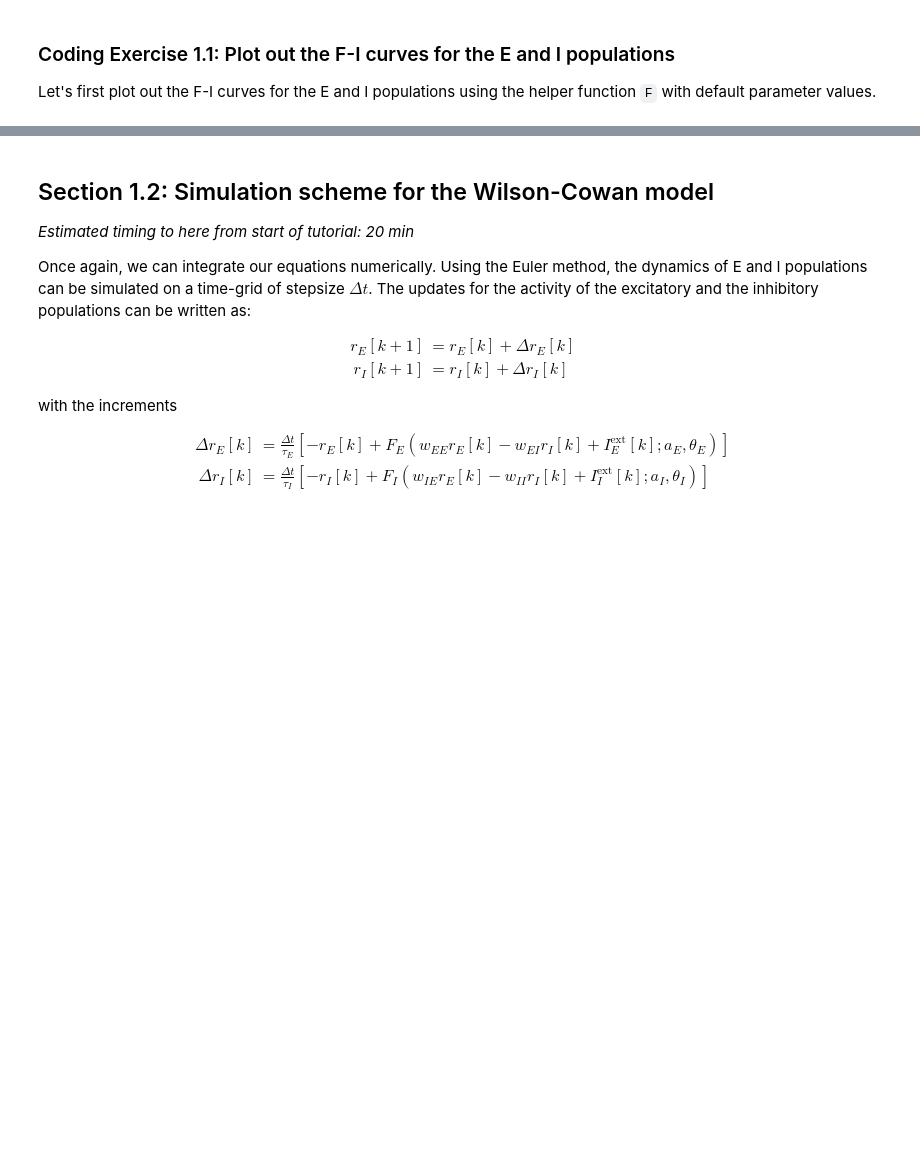
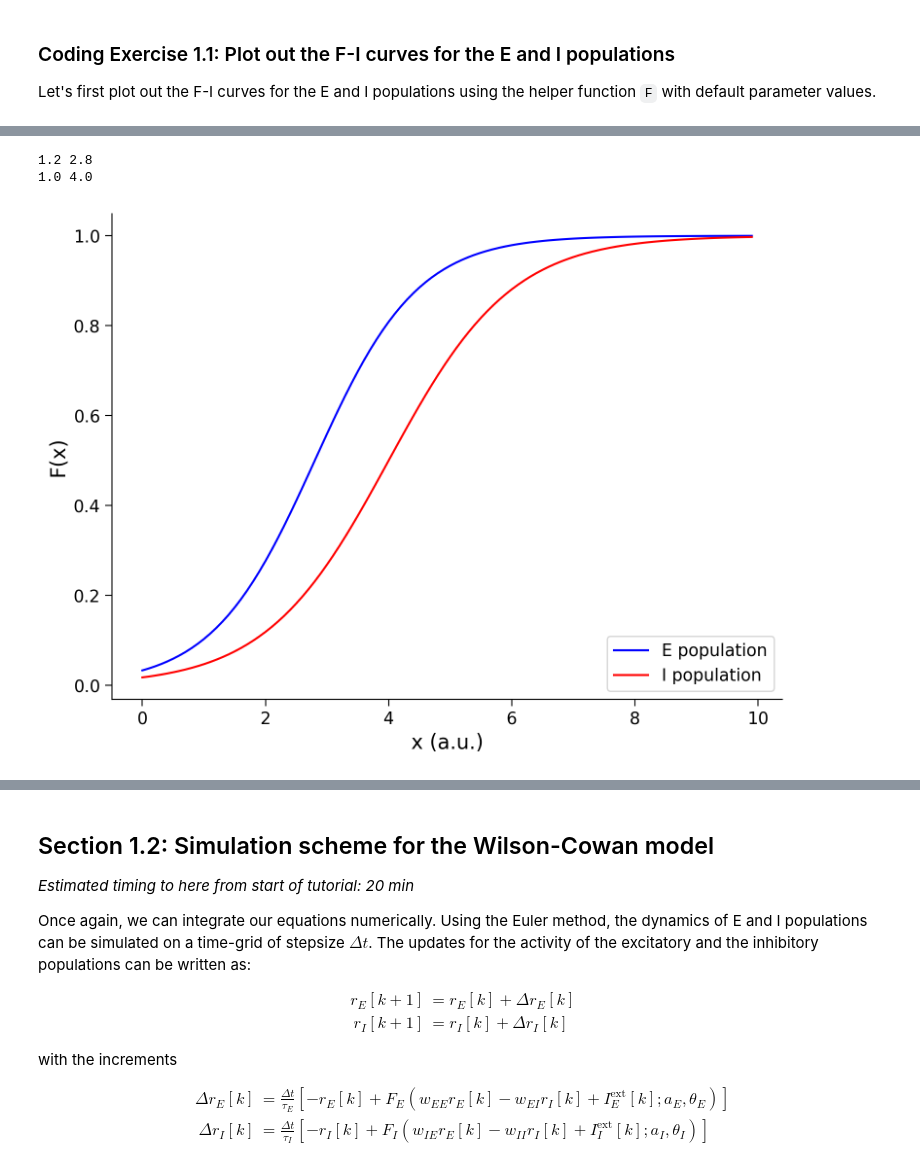
Before and after one commit to YITRALOP/NMA, a Jupyter notebook: tutorials/W2D4_DynamicNetworks/student/W2D4_Tutorial2.ipynb, the cells around one changed output, grey strips where cells are left out. Cells and saved outputs as stored; diff of their text form; code cells hidden in the pictures; blank space fills up the shorter version.

```diff
--- a/tutorials/W2D4_DynamicNetworks/student/W2D4_Tutorial2.ipynb
+++ b/tutorials/W2D4_DynamicNetworks/student/W2D4_Tutorial2.ipynb
@@ -399,24 +414,28 @@ help(F)
 # %%
 pars = default_pars()
 x = np.arange(0, 10, .1)
 
 print(pars['a_E'], pars['theta_E'])
 print(pars['a_I'], pars['theta_I'])
 
 ###################################################################
 # TODO for students: compute and plot the F-I curve here          #
 # Note: aE, thetaE, aI and theta_I are in the dictionary 'pairs'   #
-raise NotImplementedError('student exercise: compute F-I curves of excitatory and inhibitory populations')
+# raise NotImplementedError('student exercise: compute F-I curves of excitatory and inhibitory populations')
 ###################################################################
 
 # Compute the F-I curve of the excitatory population
-FI_exc = ...
+FI_exc = 1/(1 + np.exp(-pars['a_E'] * (x - pars['theta_E'])))
 
 # Compute the F-I curve of the inhibitory population
-FI_inh = ...
+FI_inh = 1/(1 + np.exp(-pars['a_I'] * (x - pars['theta_I'])))
 
 # Visualize
 plot_FI_EI(x, FI_exc, FI_inh)
+# %% [output]
+1.2 2.8
+1.0 4.0
+[figure, added]
 # %% [markdown]
 [*Click for solution*](https://github.com/NeuromatchAcademy/course-content/tree/main/tutorials/W2D4_DynamicNetworks/solutions/W2D4_Tutorial2_Solution_043dd600.py)
 
```
Also changed, not shown: parts of 5 cells of this notebook.
